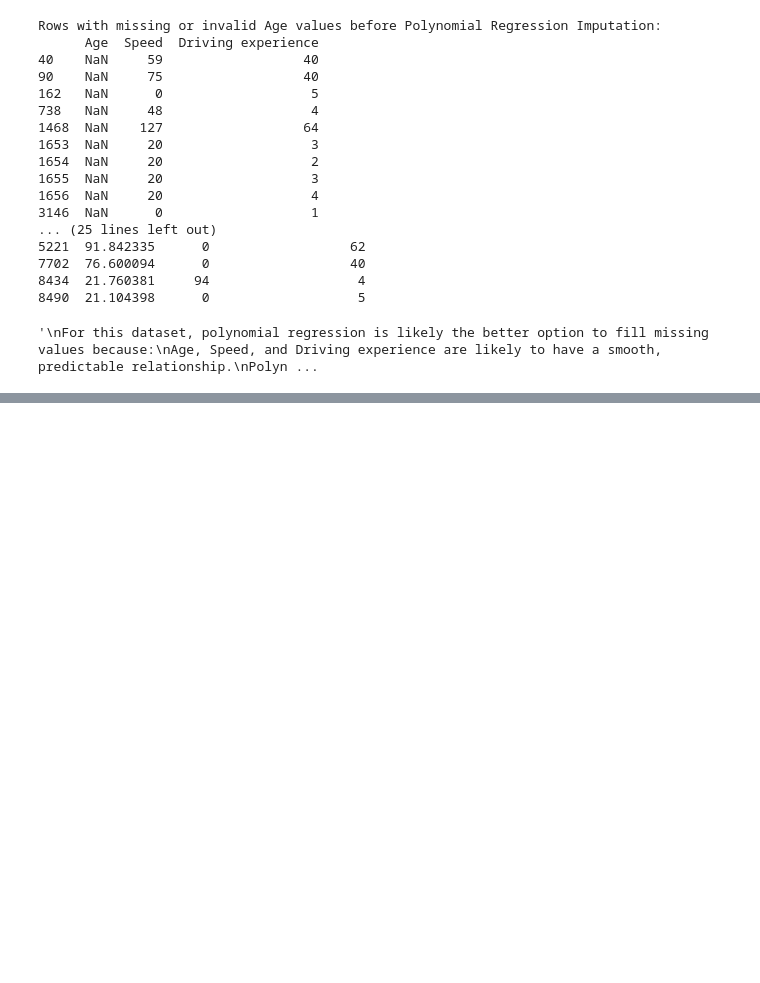
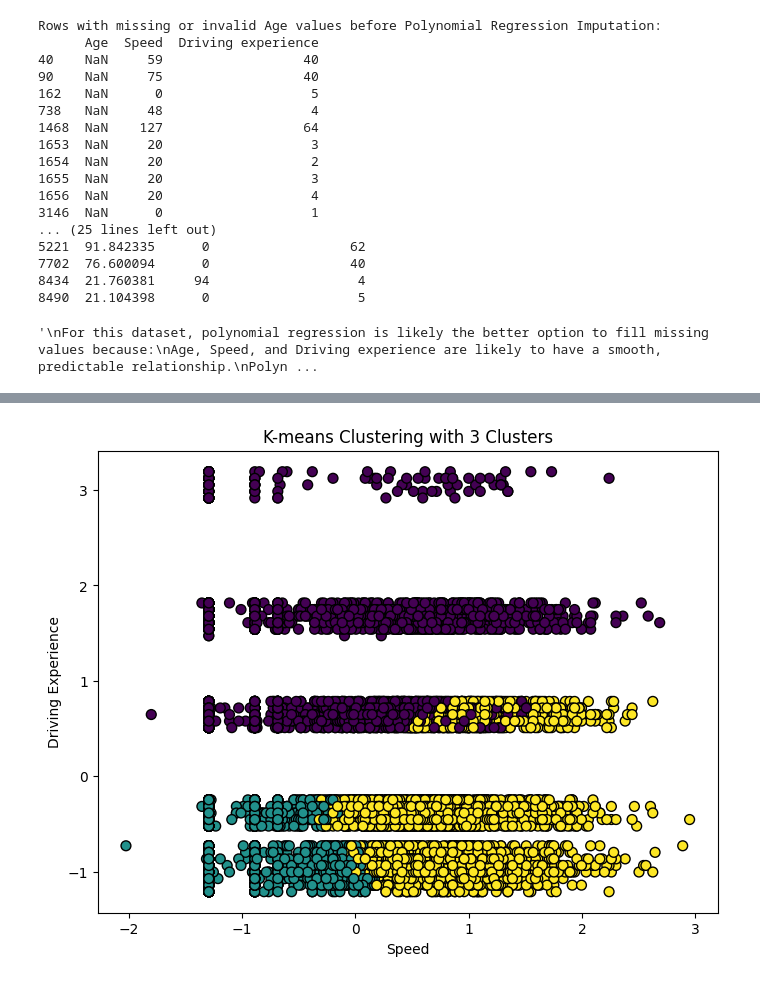
Before and after one commit to edwardpriyatna/road_death_analysis_and_clustering, a Jupyter notebook: road_deaths_analysis.ipynb, the cells around one changed output, grey strips where cells are left out. Cells and saved outputs as stored; diff of their text form; code cells hidden in the pictures; blank space fills up the shorter version.

```diff
--- a/road_deaths_analysis.ipynb
+++ b/road_deaths_analysis.ipynb
@@ -485,0 +525,17 @@ weighted avg       0.24      0.24      0.24      9140
+# %%
+# Apply KMeans clustering with 3 clusters
+kmeans_3clusters = KMeans(n_clusters=3, random_state=42)
+kmeans_3clusters.fit(data_scaled)
+
+# Predict the clusters
+clusters_3 = kmeans_3clusters.predict(data_scaled)
+
+# Plot the clusters
+plt.figure(figsize=(8, 6))
+plt.scatter(data_scaled[:, 0], data_scaled[:, 1], c=clusters_3, cmap='viridis', marker='o', edgecolor='k', s=50)
+plt.title("K-means Clustering with 3 Clusters")
+plt.xlabel('Speed')
+plt.ylabel('Driving Experience')
+plt.show()
+# %% [output]
+[figure, added]
```
Also changed, not shown: parts of 17 cells of this notebook.
